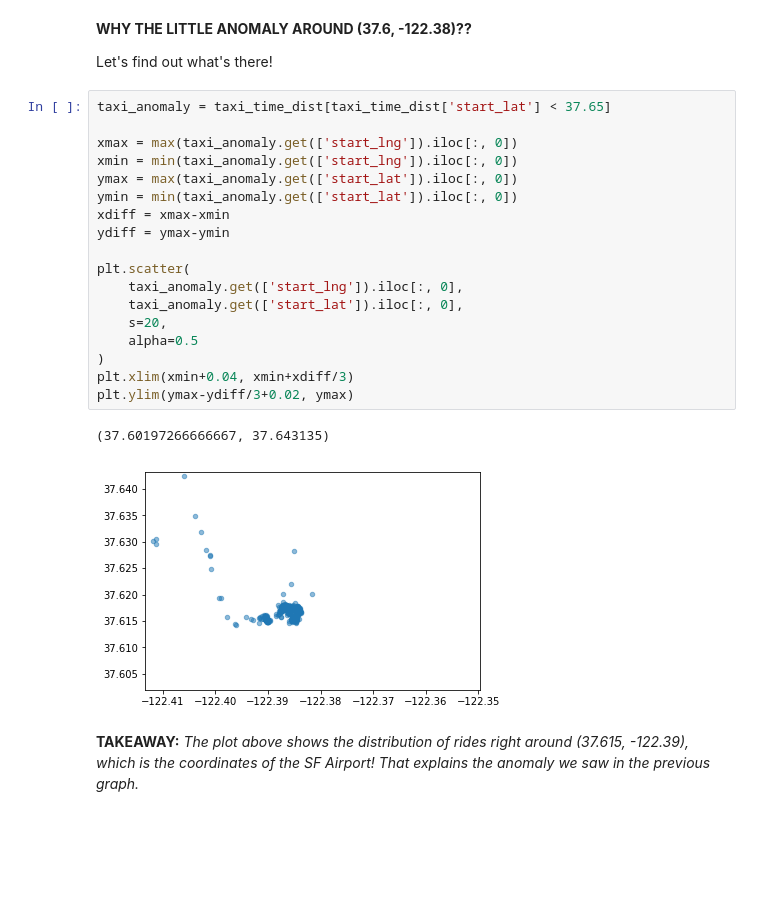
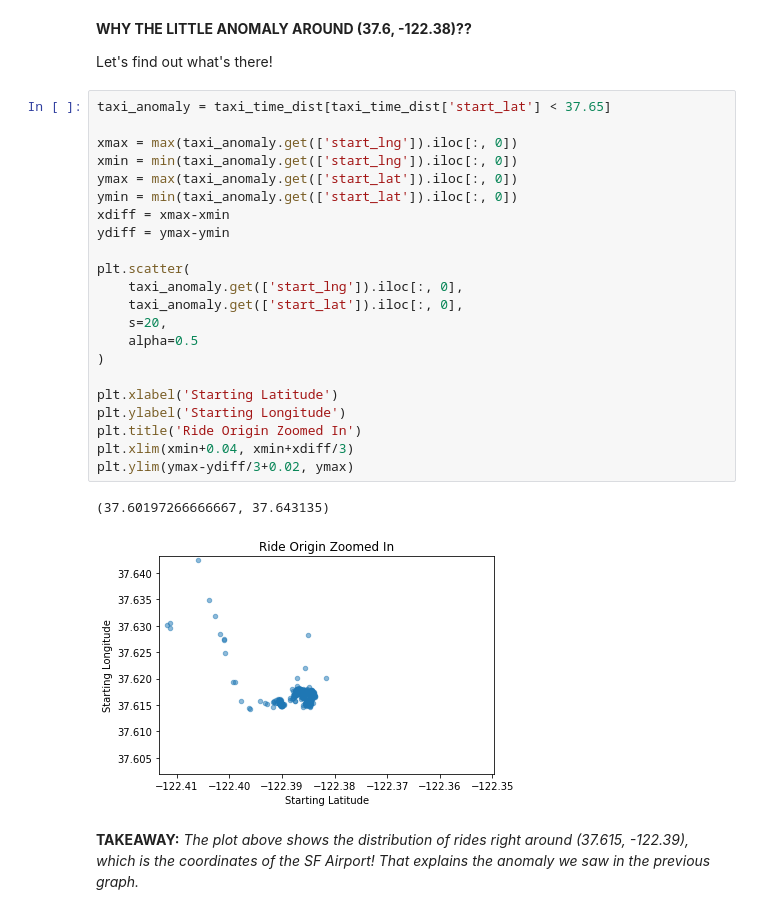
Before and after one commit to aurumkathuria/Taxi-Fare-ML-Project, a Jupyter notebook: Taxi Fare Project.ipynb, the cells around one changed output. Drawn from its saved outputs; the diff is of its cells as text; blank space fills up the shorter version.

```diff
--- a/Taxi Fare Project.ipynb
+++ b/Taxi Fare Project.ipynb
@@ -210,24 +299,28 @@ Let's find out what's there!
 # %%
 taxi_anomaly = taxi_time_dist[taxi_time_dist['start_lat'] < 37.65]
 
 xmax = max(taxi_anomaly.get(['start_lng']).iloc[:, 0])
 xmin = min(taxi_anomaly.get(['start_lng']).iloc[:, 0])
 ymax = max(taxi_anomaly.get(['start_lat']).iloc[:, 0])
 ymin = min(taxi_anomaly.get(['start_lat']).iloc[:, 0])
 xdiff = xmax-xmin
 ydiff = ymax-ymin
 
 plt.scatter(
     taxi_anomaly.get(['start_lng']).iloc[:, 0],
     taxi_anomaly.get(['start_lat']).iloc[:, 0],
     s=20,
     alpha=0.5
 )
+
+plt.xlabel('Starting Latitude')
+plt.ylabel('Starting Longitude')
+plt.title('Ride Origin Zoomed In')
 plt.xlim(xmin+0.04, xmin+xdiff/3)
 plt.ylim(ymax-ydiff/3+0.02, ymax)
 # %% [output]
 (37.60197266666667, 37.643135)
-[figure, old version]
+[figure, new version]
 # %% [markdown]
 **TAKEAWAY:**
 *The plot above shows the distribution of rides right around (37.615, -122.39), which is the coordinates of the SF Airport! That explains the anomaly we saw in the previous graph.*
```
Also changed, not shown: parts of 16 cells of this notebook.
